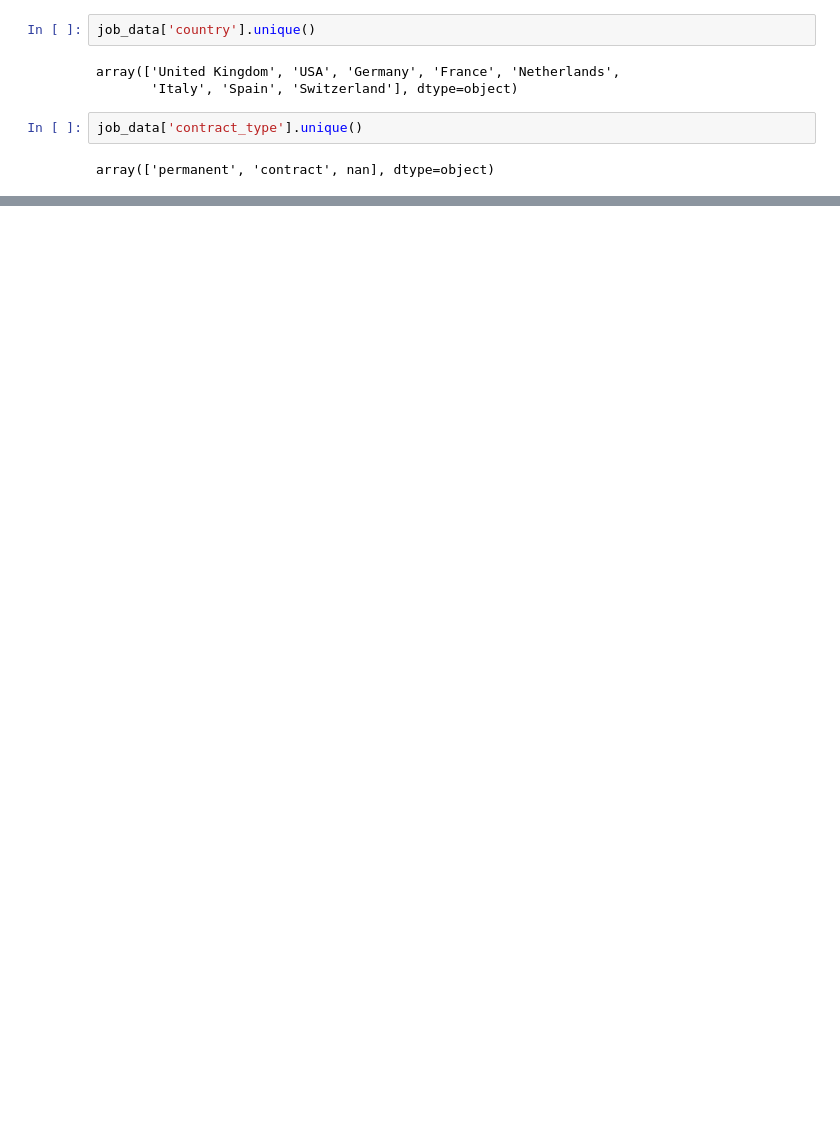
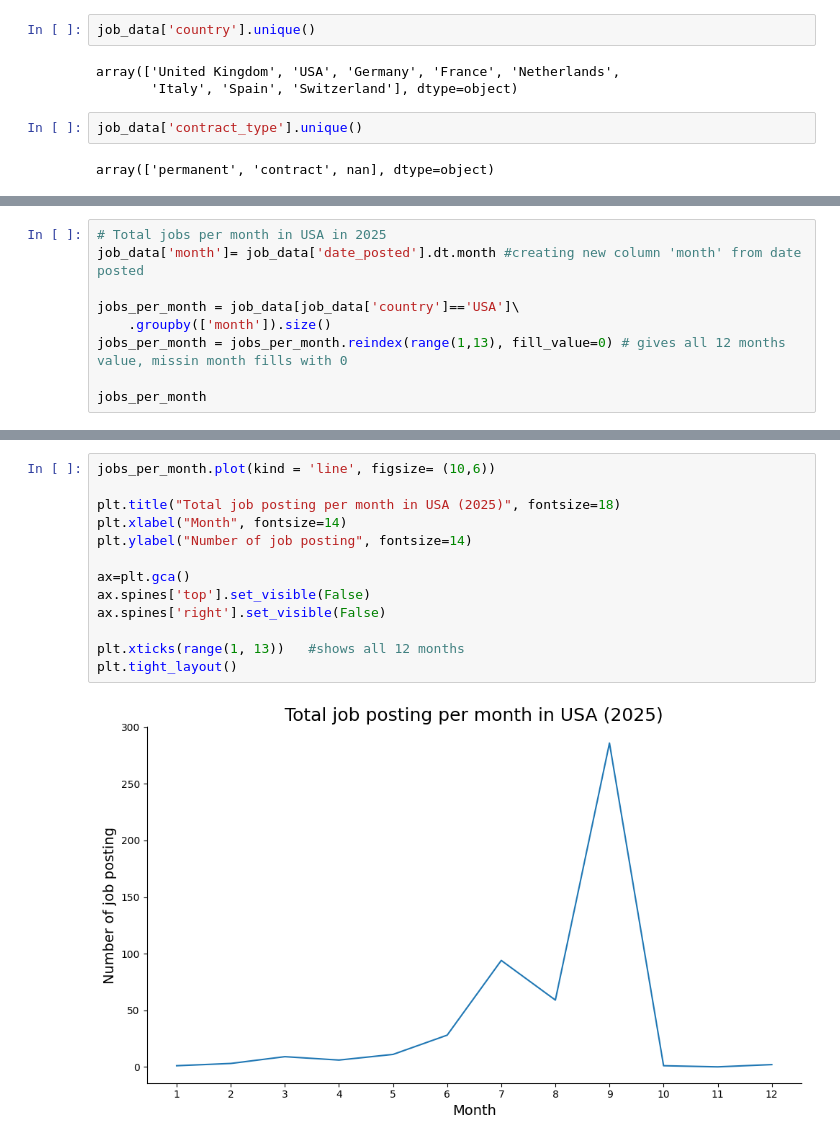
Before and after one commit to Archana-sth/JOB_MARKET_TREND_2025, a Jupyter notebook: notebook/data_cleaning.ipynb, the cells around one changed output, grey strips where cells are left out. Cells and saved outputs as stored; diff of their text form; blank space fills up the shorter version.

```diff
--- a/notebook/data_cleaning.ipynb
+++ b/notebook/data_cleaning.ipynb
@@ -333,0 +354,9 @@ plt.show()
+# %%
+# Total jobs per month in USA in 2025
+job_data['month']= job_data['date_posted'].dt.month #creating new column 'month' from date posted
+
+jobs_per_month = job_data[job_data['country']=='USA']\
+    .groupby(['month']).size()
+jobs_per_month = jobs_per_month.reindex(range(1,13), fill_value=0) # gives all 12 months value, missin month fills with 0
+
+jobs_per_month
@@ -333,0 +378,15 @@ plt.show()
+# %%
+jobs_per_month.plot(kind = 'line', figsize= (10,6))
+
+plt.title("Total job posting per month in USA (2025)", fontsize=18)
+plt.xlabel("Month", fontsize=14)
+plt.ylabel("Number of job posting", fontsize=14)
+
+ax=plt.gca()
+ax.spines['top'].set_visible(False)
+ax.spines['right'].set_visible(False)
+
+plt.xticks(range(1, 13))   #shows all 12 months
+plt.tight_layout()
+# %% [output]
+[figure, added]
```
Also changed, not shown: parts of 15 cells of this notebook.
